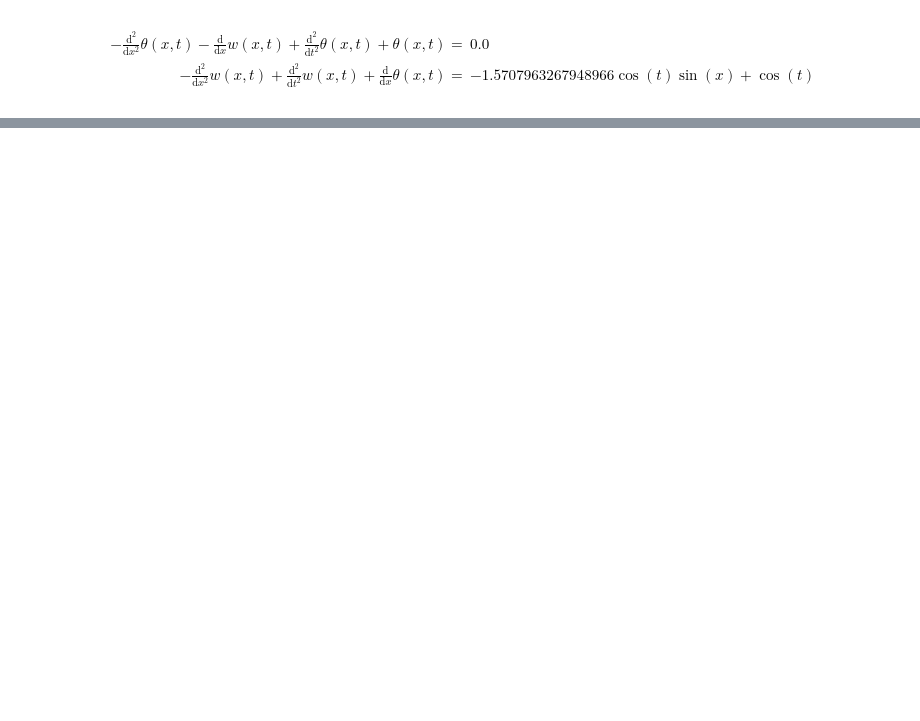
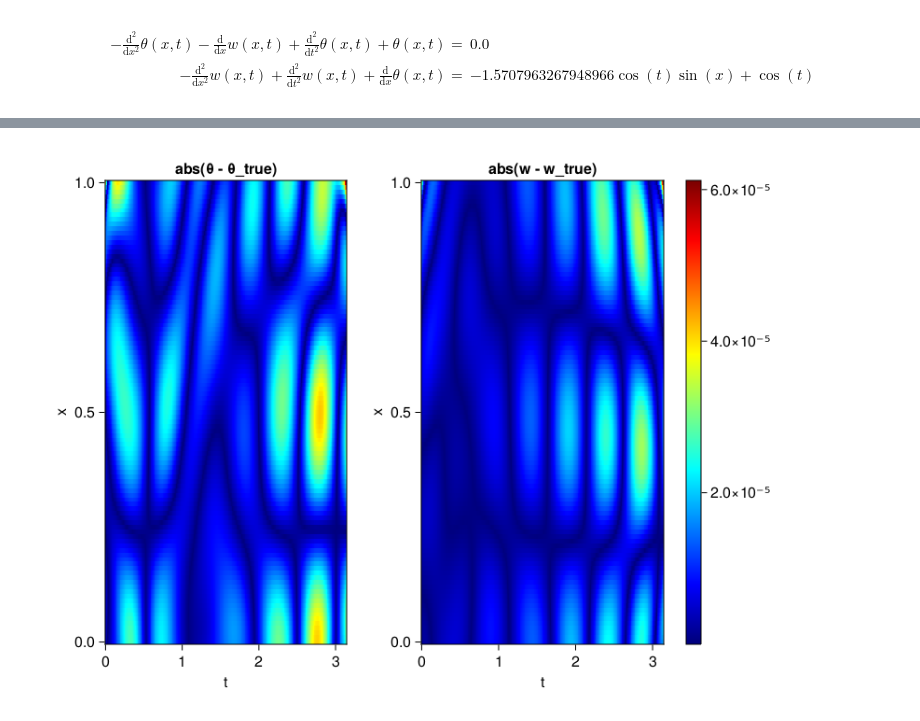
Before and after one commit to YichengDWu/Sophon-Examples, a Jupyter notebook: Timoshenko_forward.ipynb, the cells around one changed output, grey strips where cells are left out. Cells and saved outputs as stored; diff of their text form; code cells hidden in the pictures; blank space fills up the shorter version.

```diff
--- a/Timoshenko_forward.ipynb
+++ b/Timoshenko_forward.ipynb
@@ -89,11 +98,14 @@ display(fig)
 # %%
 θ_analytic(x,t) = (π/2*cos(x) + x - π/2)*cos(t)
 w_analytic(x,t) = π/2*sin(x)*cos(t)
 
 θ_true = [θ_analytic(x,t) for x in xs, t in ts]
 w_true = [w_analytic(x,t) for x in xs, t in ts]
 
 axis = (xlabel="t", ylabel="x", title="abs(θ - θ_true)")
 fig, ax1, hm1 = heatmap(xs, ts, abs.(θ .- θ_true), axis=axis, colormap=:jet)
 ax2, hm2= heatmap(fig[1, 2], xs, ts, abs.(w .- w_true), axis= merge(axis, (; title="abs(w - w_true)")), colormap=:jet)
+Colorbar(fig[:, end+1], hm2)
 display(fig)
+# %% [output]
+[figure, added]
```
Also changed, not shown: parts of 5 cells of this notebook.
